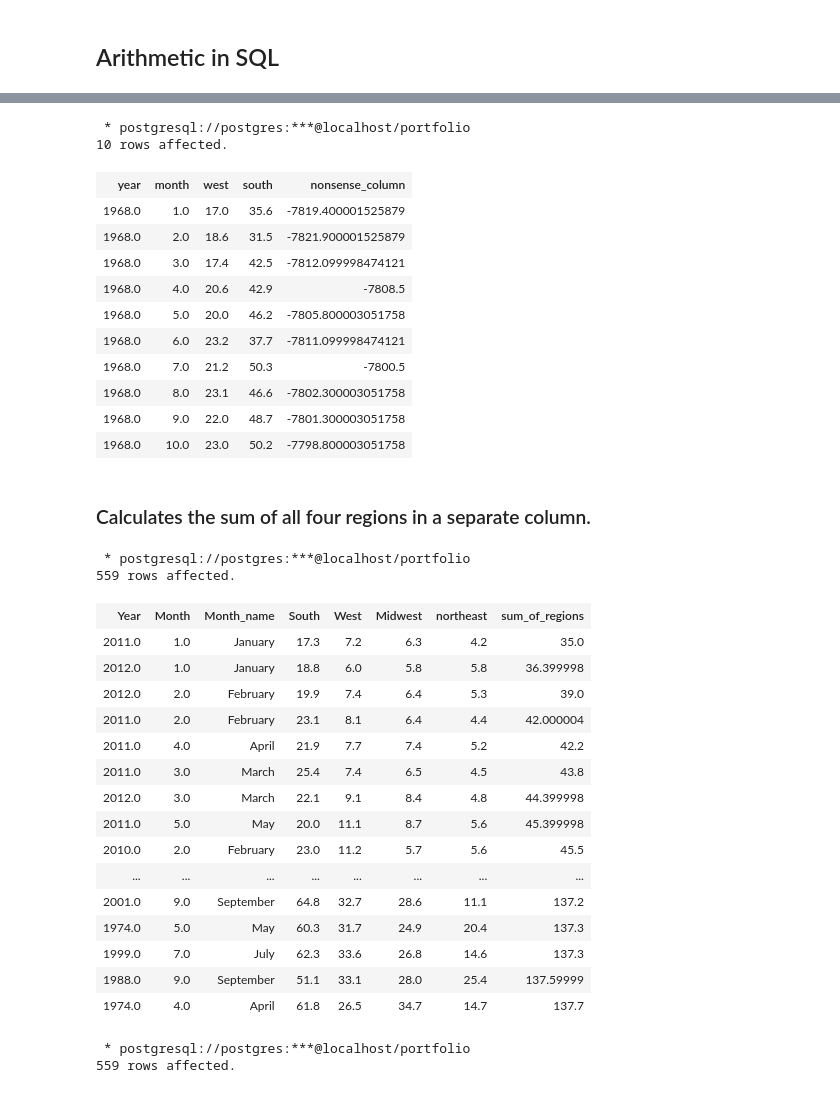
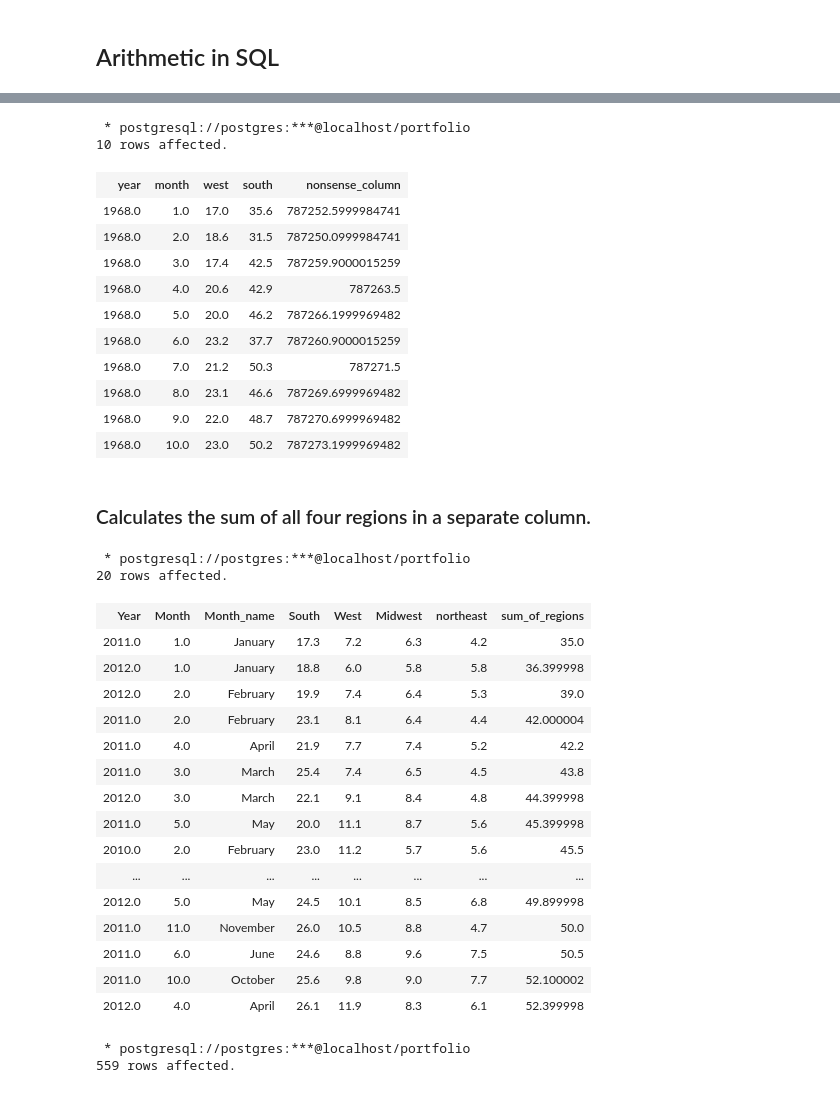
Before and after one commit to davidkeya/SQL-Projects, a Jupyter notebook: SQL Review 2021/Housing Report .ipynb, the cells around one changed output, grey strips where cells are left out. Drawn from its saved outputs; the diff is of its cells as text; code cells hidden in the pictures.

```diff
--- a/SQL Review 2021/Housing Report .ipynb
+++ b/SQL Review 2021/Housing Report .ipynb
@@ -314,48 +311,49 @@ SELECT year,
        month,
        west,
        south,
-       west + south - 4 * year AS nonsense_column
+       west + south + 4 * year * 100 AS nonsense_column
   FROM housing_units
 LIMIT 10
 # %% [output]
  * postgresql://postgres:***@localhost/portfolio
 10 rows affected.
 | year | month | west | south | nonsense_column |
-| 1968.0 | 1.0 | 17.0 | 35.6 | -7819.400001525879 |
-| 1968.0 | 2.0 | 18.6 | 31.5 | -7821.900001525879 |
-| 1968.0 | 3.0 | 17.4 | 42.5 | -7812.099998474121 |
-| 1968.0 | 4.0 | 20.6 | 42.9 | -7808.5 |
-| 1968.0 | 5.0 | 20.0 | 46.2 | -7805.800003051758 |
-| 1968.0 | 6.0 | 23.2 | 37.7 | -7811.099998474121 |
-| 1968.0 | 7.0 | 21.2 | 50.3 | -7800.5 |
-| 1968.0 | 8.0 | 23.1 | 46.6 | -7802.300003051758 |
-| 1968.0 | 9.0 | 22.0 | 48.7 | -7801.300003051758 |
-| 1968.0 | 10.0 | 23.0 | 50.2 | -7798.800003051758 |
+| 1968.0 | 1.0 | 17.0 | 35.6 | 787252.5999984741 |
+| 1968.0 | 2.0 | 18.6 | 31.5 | 787250.0999984741 |
+| 1968.0 | 3.0 | 17.4 | 42.5 | 787259.9000015259 |
+| 1968.0 | 4.0 | 20.6 | 42.9 | 787263.5 |
+| 1968.0 | 5.0 | 20.0 | 46.2 | 787266.1999969482 |
+| 1968.0 | 6.0 | 23.2 | 37.7 | 787260.9000015259 |
+| 1968.0 | 7.0 | 21.2 | 50.3 | 787271.5 |
+| 1968.0 | 8.0 | 23.1 | 46.6 | 787269.6999969482 |
+| 1968.0 | 9.0 | 22.0 | 48.7 | 787270.6999969482 |
+| 1968.0 | 10.0 | 23.0 | 50.2 | 787273.1999969482 |
 # %% [markdown]
 ### Calculates the sum of all four regions in a separate column.
 # %%
 %%sql
-SELECT year AS "Year", month AS "Month", month_name AS "Month_name", south AS "South", west AS "West", midwest AS "Midwest", northeast AS Northeast, south + west + midwest + northeast AS Sum_of_Regions FROM housing_units
+SELECT year AS "Year", month AS "Month", month_name AS "Month_name", south AS "South", west AS "West", midwest AS "Midwest", northeast AS Northeast, (south + west + midwest + northeast) AS Sum_of_Regions FROM housing_units
 ORDER BY Sum_of_Regions
+LIMIT 20
 # %% [output]
  * postgresql://postgres:***@localhost/portfolio
-559 rows affected.
+20 rows affected.
 | Year | Month | Month_name | South | West | Midwest | northeast | sum_of_regions |
 | 2011.0 | 1.0 | January | 17.3 | 7.2 | 6.3 | 4.2 | 35.0 |
 | 2012.0 | 1.0 | January | 18.8 | 6.0 | 5.8 | 5.8 | 36.399998 |
 | 2012.0 | 2.0 | February | 19.9 | 7.4 | 6.4 | 5.3 | 39.0 |
 | 2011.0 | 2.0 | February | 23.1 | 8.1 | 6.4 | 4.4 | 42.000004 |
 | 2011.0 | 4.0 | April | 21.9 | 7.7 | 7.4 | 5.2 | 42.2 |
 | 2011.0 | 3.0 | March | 25.4 | 7.4 | 6.5 | 4.5 | 43.8 |
 | 2012.0 | 3.0 | March | 22.1 | 9.1 | 8.4 | 4.8 | 44.399998 |
 | 2011.0 | 5.0 | May | 20.0 | 11.1 | 8.7 | 5.6 | 45.399998 |
 | 2010.0 | 2.0 | February | 23.0 | 11.2 | 5.7 | 5.6 | 45.5 |
 | ... | ... | ... | ... | ... | ... | ... | ... |
-| 2001.0 | 9.0 | September | 64.8 | 32.7 | 28.6 | 11.1 | 137.2 |
-| 1974.0 | 5.0 | May | 60.3 | 31.7 | 24.9 | 20.4 | 137.3 |
-| 1999.0 | 7.0 | July | 62.3 | 33.6 | 26.8 | 14.6 | 137.3 |
-| 1988.0 | 9.0 | September | 51.1 | 33.1 | 28.0 | 25.4 | 137.59999 |
-| 1974.0 | 4.0 | April | 61.8 | 26.5 | 34.7 | 14.7 | 137.7 |
+| 2012.0 | 5.0 | May | 24.5 | 10.1 | 8.5 | 6.8 | 49.899998 |
+| 2011.0 | 11.0 | November | 26.0 | 10.5 | 8.8 | 4.7 | 50.0 |
+| 2011.0 | 6.0 | June | 24.6 | 8.8 | 9.6 | 7.5 | 50.5 |
+| 2011.0 | 10.0 | October | 25.6 | 9.8 | 9.0 | 7.7 | 52.100002 |
+| 2012.0 | 4.0 | April | 26.1 | 11.9 | 8.3 | 6.1 | 52.399998 |
 # %%
 %%sql
 SELECT year,
```
Also changed, not shown: parts of 5 cells of this notebook.
